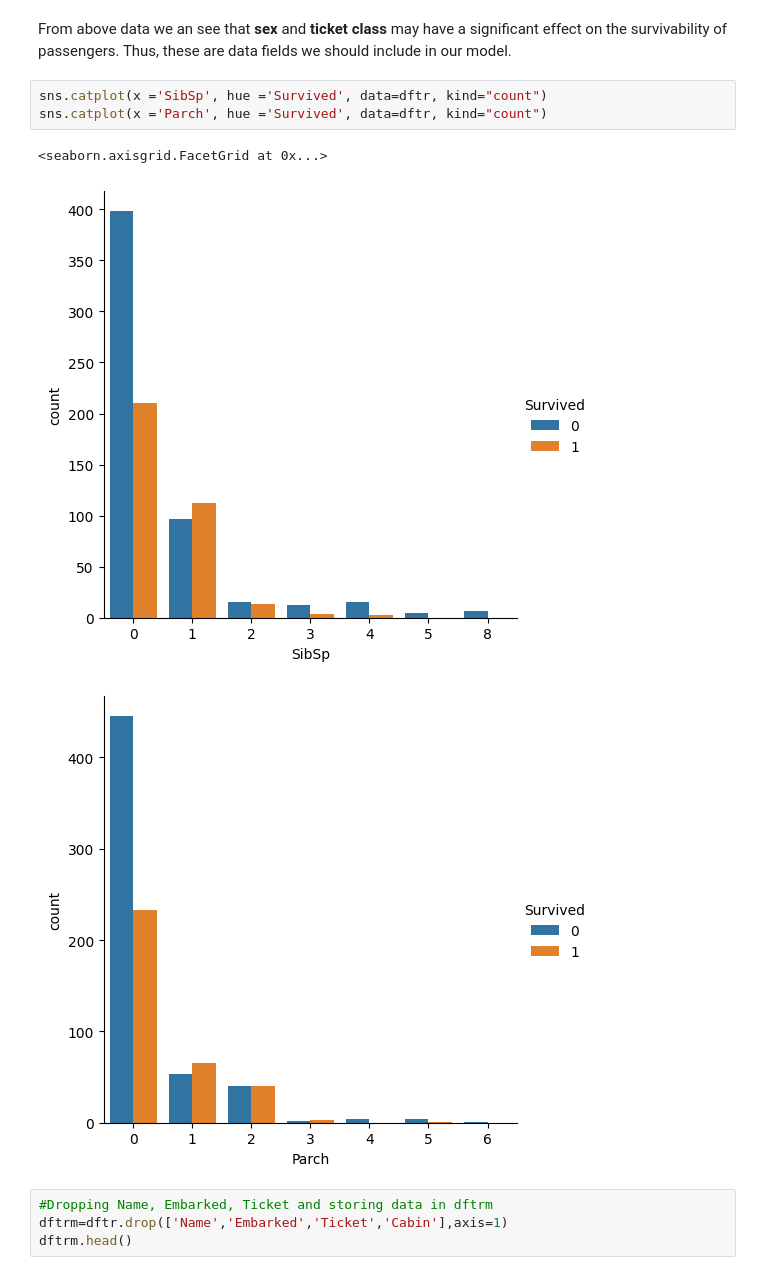
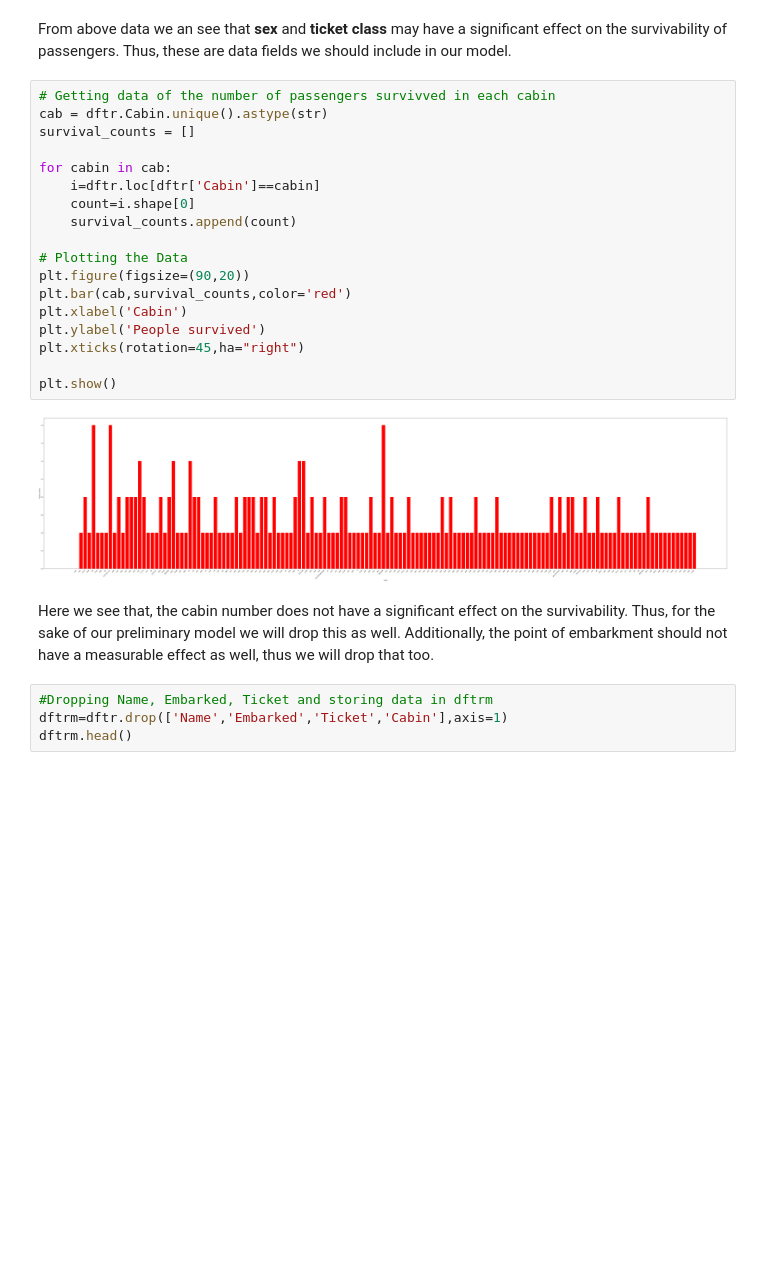
Before and after one commit to y-sood/kaggle, a Jupyter notebook: main.ipynb, the cells around one changed output. Drawn from its saved outputs; the diff is of its cells as text; blank space fills up the shorter version.

```diff
--- a/main.ipynb
+++ b/main.ipynb
@@ -45,12 +54,27 @@ rate_c1 = round(pass_c1_surv.shape[0]/pass_c1.shape[0], 2); print(f"Survival rat
 # %% [markdown]
 From above data we an see that <b>sex</b> and <b>ticket class</b> may have a significant effect on the survivability of passengers. Thus, these are data fields we should include in our model.
-# %%
-sns.catplot(x ='SibSp', hue ='Survived', data=dftr, kind="count")
-sns.catplot(x ='Parch', hue ='Survived', data=dftr, kind="count")
-# %% [output]
-<seaborn.axisgrid.FacetGrid at 0x...>
-[figure, removed]
-[figure, removed]
+# %%
+# Getting data of the number of passengers survivved in each cabin
+cab = dftr.Cabin.unique().astype(str)
+survival_counts = []
+
+for cabin in cab:
+    i=dftr.loc[dftr['Cabin']==cabin]
+    count=i.shape[0]
+    survival_counts.append(count)
+
+# Plotting the Data
+plt.figure(figsize=(90,20))
+plt.bar(cab,survival_counts,color='red')
+plt.xlabel('Cabin')
+plt.ylabel('People survived')
+plt.xticks(rotation=45,ha="right")
+
+plt.show()
+# %% [output]
+[figure, added]
+# %% [markdown]
+Here we see that, the cabin number does not have a significant effect on the survivability. Thus, for the sake of our preliminary model we will drop this as well. Additionally, the point of embarkment should not have a measurable effect as well, thus we will drop that too.
 # %%
 #Dropping Name, Embarked, Ticket and storing data in dftrm
 dftrm=dftr.drop(['Name','Embarked','Ticket','Cabin'],axis=1)
```
Also changed, not shown: parts of 6 cells of this notebook.
